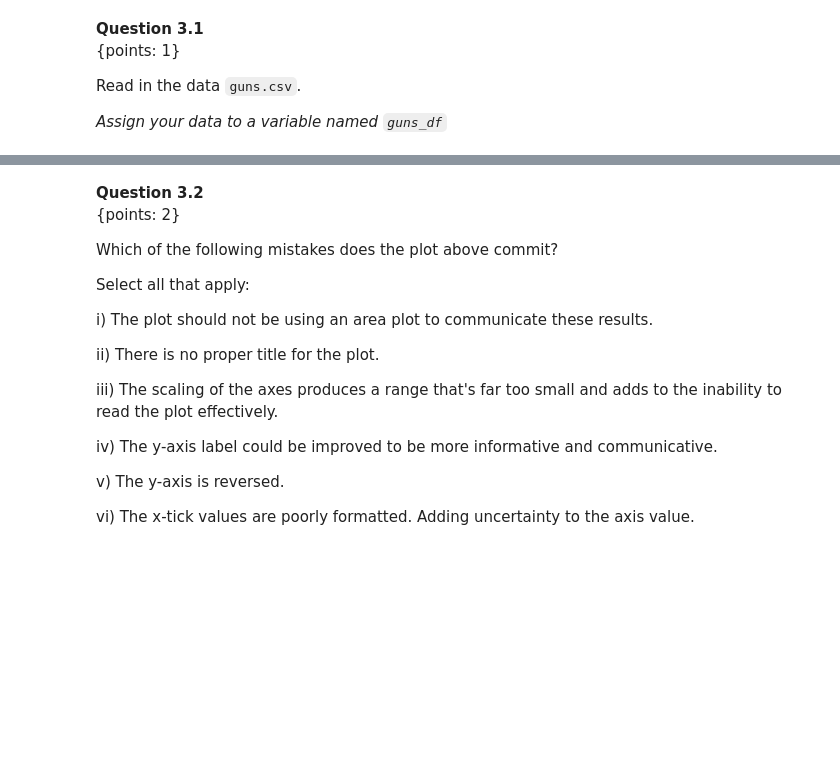
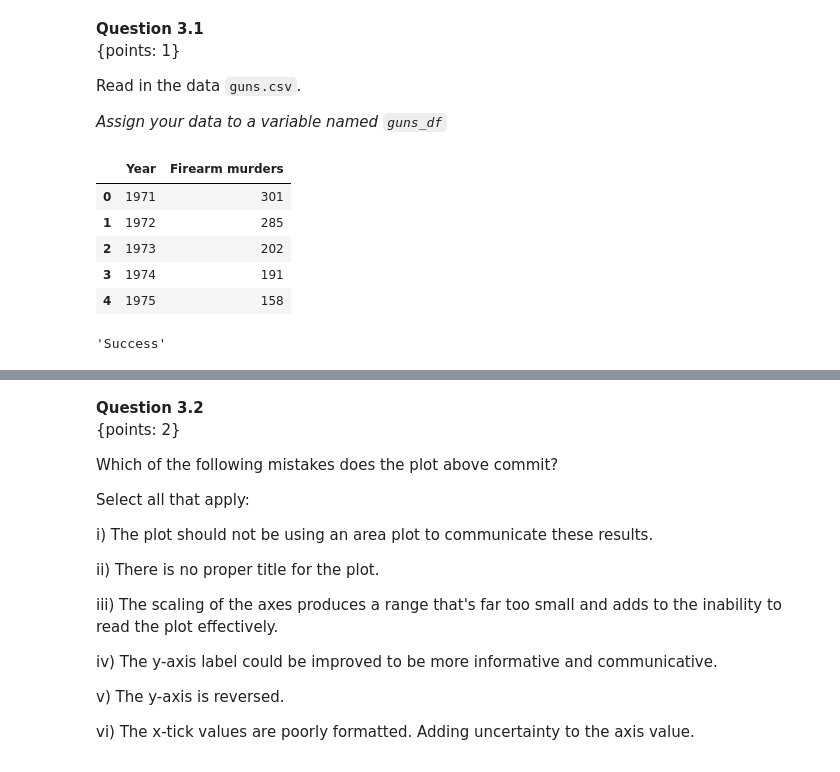
Before and after one commit to Dipto9999/data-viz-students, a Jupyter notebook: release/assignment5/assignment5.ipynb, the cells around one changed output, grey strips where cells are left out. Cells and saved outputs as stored; diff of their text form; code cells hidden in the pictures; blank space fills up the shorter version.

```diff
--- a/release/assignment5/assignment5.ipynb
+++ b/release/assignment5/assignment5.ipynb
@@ -539,5 +635,18 @@ guns_df.head()
+# %%
+guns_df = pd.read_csv('data/guns.csv')
+
+display(guns_df.head())
+# %% [output]
+|  | Year | Firearm murders |
+| 0 | 1971 | 301 |
+| 1 | 1972 | 285 |
+| 2 | 1973 | 202 |
+| 3 | 1974 | 191 |
+| 4 | 1975 | 158 |
 # %%
 t.test_3_1(guns_df)
+# %% [output]
+'Success'
 # %% [markdown]
 ### The Plot and the Claim
 
```
Also changed, not shown: parts of 107 cells of this notebook, 1 other file.
